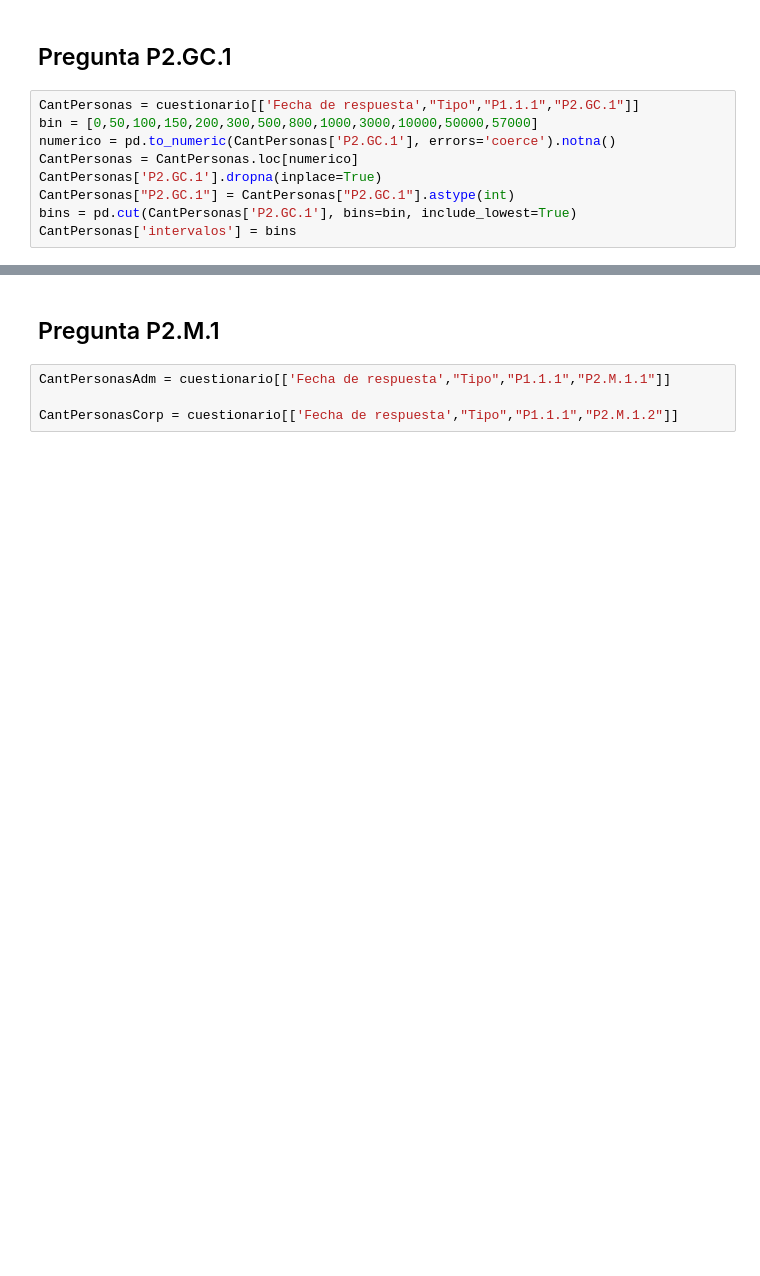
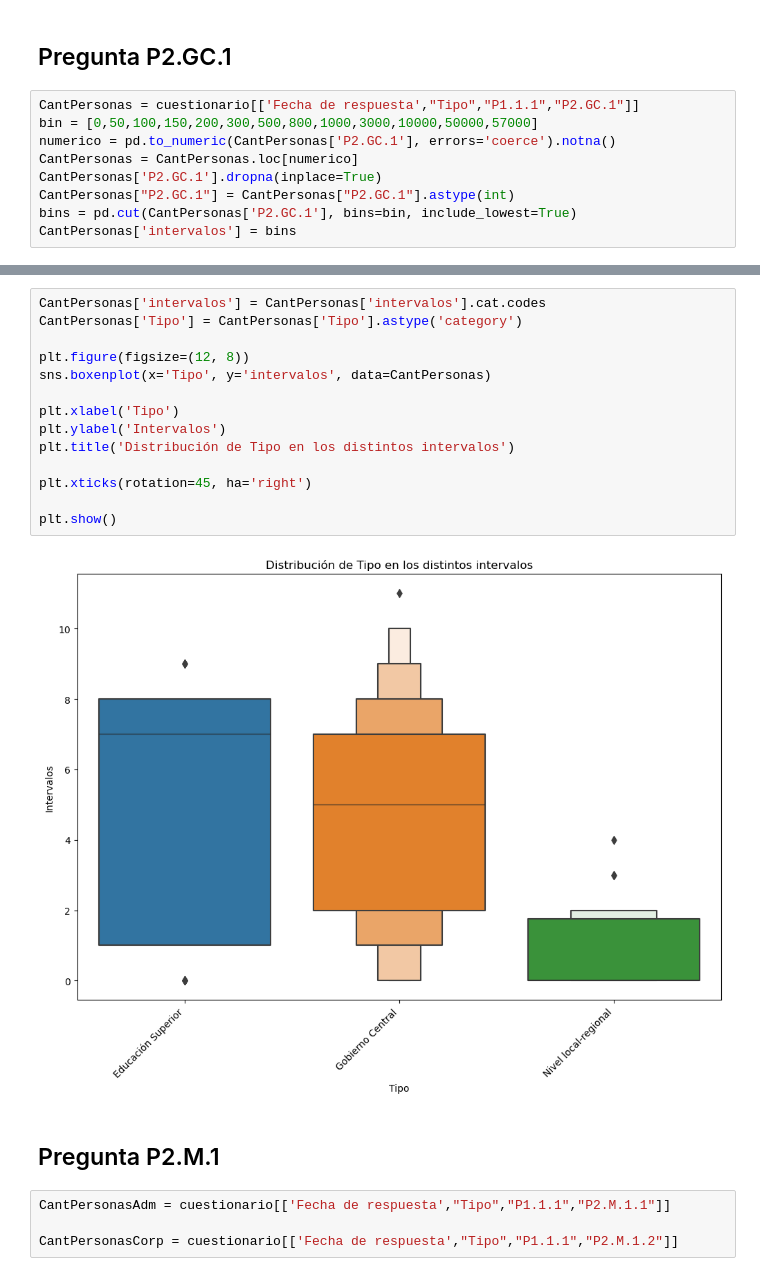
Before and after one commit to alejoGonc/EGD-CameronPartners, a Jupyter notebook: main.ipynb, the cells around one changed output, grey strips where cells are left out. Drawn from its saved outputs; the diff is of its cells as text; blank space fills up the shorter version.

```diff
--- a/main.ipynb
+++ b/main.ipynb
@@ -49,3 +49,19 @@ plt.show()
+# %%
+CantPersonas['intervalos'] = CantPersonas['intervalos'].cat.codes
+CantPersonas['Tipo'] = CantPersonas['Tipo'].astype('category')
+
+plt.figure(figsize=(12, 8))
+sns.boxenplot(x='Tipo', y='intervalos', data=CantPersonas)
+
+plt.xlabel('Tipo')
+plt.ylabel('Intervalos')
+plt.title('Distribución de Tipo en los distintos intervalos')
+
+plt.xticks(rotation=45, ha='right')
+
+plt.show()
+# %% [output]
+[figure, added]
 # %% [markdown]
 ## Pregunta P2.M.1
 # %%
```
Also changed, not shown: parts of 5 cells of this notebook.
